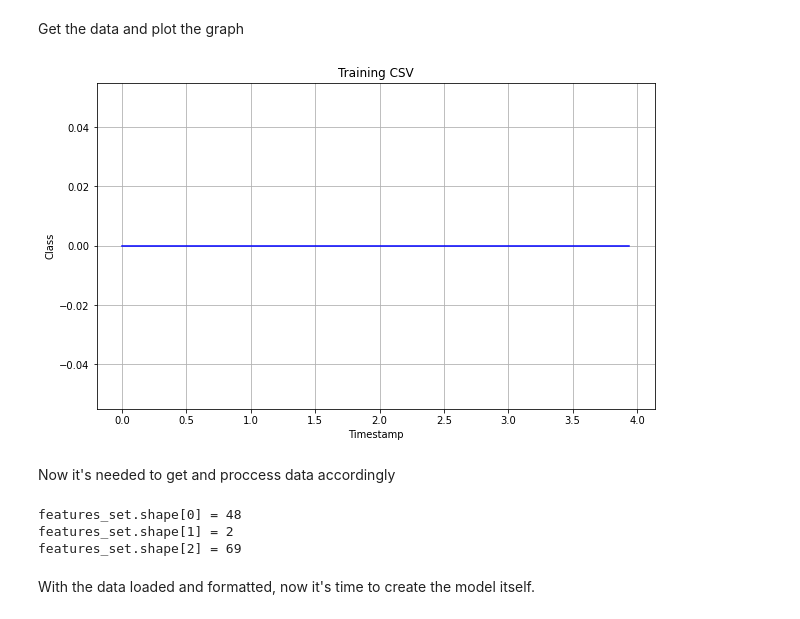
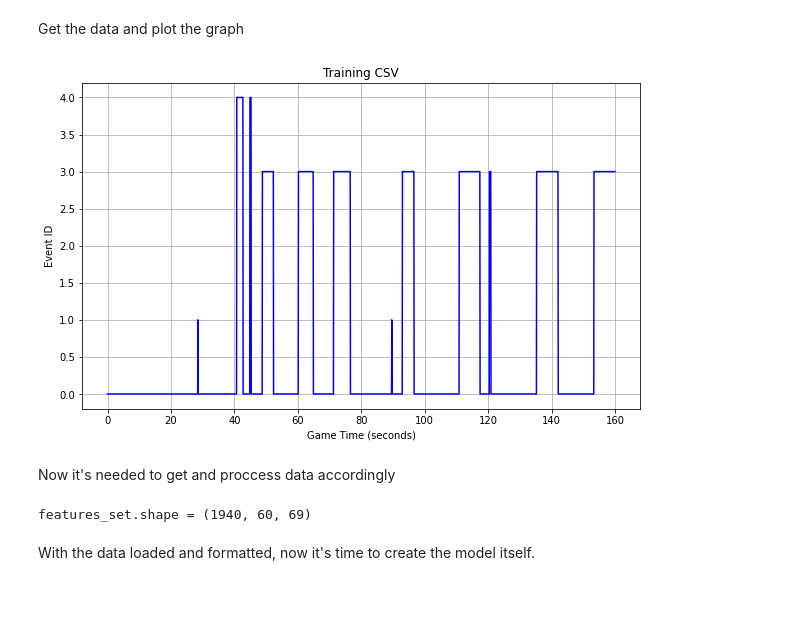
Before and after one commit to rospuye/PI21-22_ComentadorFutebol, a Jupyter notebook: backend/machine_learning/lstm_nn.ipynb, the cells around one changed output. Cells and saved outputs as stored; diff of their text form; code cells hidden in the pictures.

```diff
--- a/backend/machine_learning/lstm_nn.ipynb
+++ b/backend/machine_learning/lstm_nn.ipynb
@@ -26,18 +23,18 @@ import time
 # %% [markdown]
 First let's define the Hyper Parameters and global variables used on the algorithm.
 # %%
-PAST_TIME_STEPS = 2 # Number of past steps that will be stored on the memory
+PAST_TIME_STEPS = 60 # Number of past steps that will be stored on the memory
 
 # LABEL_COLUMN = 0 # Column on the object returned by the filtered log
 # FEATURE_COLUMNS_RANGE = (0,0)
 
-TRAINING_PATH = "./training_model/csv_with_labels.csv"
+TRAINING_PATH = "./training_model/csv_with_labels(full).csv"
 TRAINING_START_ROW = 0 # default 0
-TRAINING_END_ROW = 50 # default -1
+TRAINING_END_ROW = 2000 # default -1
 
-TEST_PATH = "./training_model/csv_with_labels.csv"
-TEST_START_ROW = 50 # default 0
-TEST_END_ROW = -1 # default -1
+TEST_PATH = "./training_model/csv_with_labels(full).csv"
+TEST_START_ROW = 2000 # default 0
+TEST_END_ROW = 3000 # default -1
 
 # labels definition
 LABELS = ["Short Pass", "Long Pass", "Goal Shot"]
@@ -61,21 +58,18 @@ Get the data and plot the graph
 # %%
 timestamps_training, positions_training = get_filtered_data(path=TRAINING_PATH, starting_row=TRAINING_START_ROW, ending_row=TRAINING_END_ROW)
 
 plt.figure(figsize=(10,6))
 plt.plot(timestamps_training, positions_training[:,-1] ,color='blue')
 plt.title('Training CSV')
-plt.xlabel('Timestamp')
-plt.ylabel('Class')
+plt.xlabel('Game Time (seconds)')
+plt.ylabel('Event ID')
 plt.grid()
 plt.show()
 # %% [output]
-[figure, old version]
+[figure, new version]
 # %% [markdown]
 Now it's needed to get and proccess data accordingly
 # %%
-
-
-
 n_examples = len(positions_training)
 
 n_features = positions_training.shape[1] - 1
@@ -99,19 +93,15 @@ for i in range(PAST_TIME_STEPS, n_examples):
 # Converting to numpy arrays
 features_set, labels = np.array(features_set), np.array(labels)
 # print(features_set)
-print(f"{features_set.shape[0] = }")
-print(f"{features_set.shape[1] = }")
-print(f"{features_set.shape[2] = }")
 
 # Converting to the LSTM format where the dimensions are:
 # - number of records
 # - number of time steps (past steps)
 # - number of indicators/features.
 features_set = np.reshape(features_set, (features_set.shape[0], features_set.shape[1], features_set.shape[2]))
+print(f"{features_set.shape = }")
 # %% [output]
-features_set.shape[0] = 48
-features_set.shape[1] = 2
-features_set.shape[2] = 69
+features_set.shape = (1940, 60, 69)
 # %% [markdown]
 With the data loaded and formatted, now it's time to create the model itself.
 # %%
```
Also changed, not shown: parts of 10 cells of this notebook, 1 other file.
